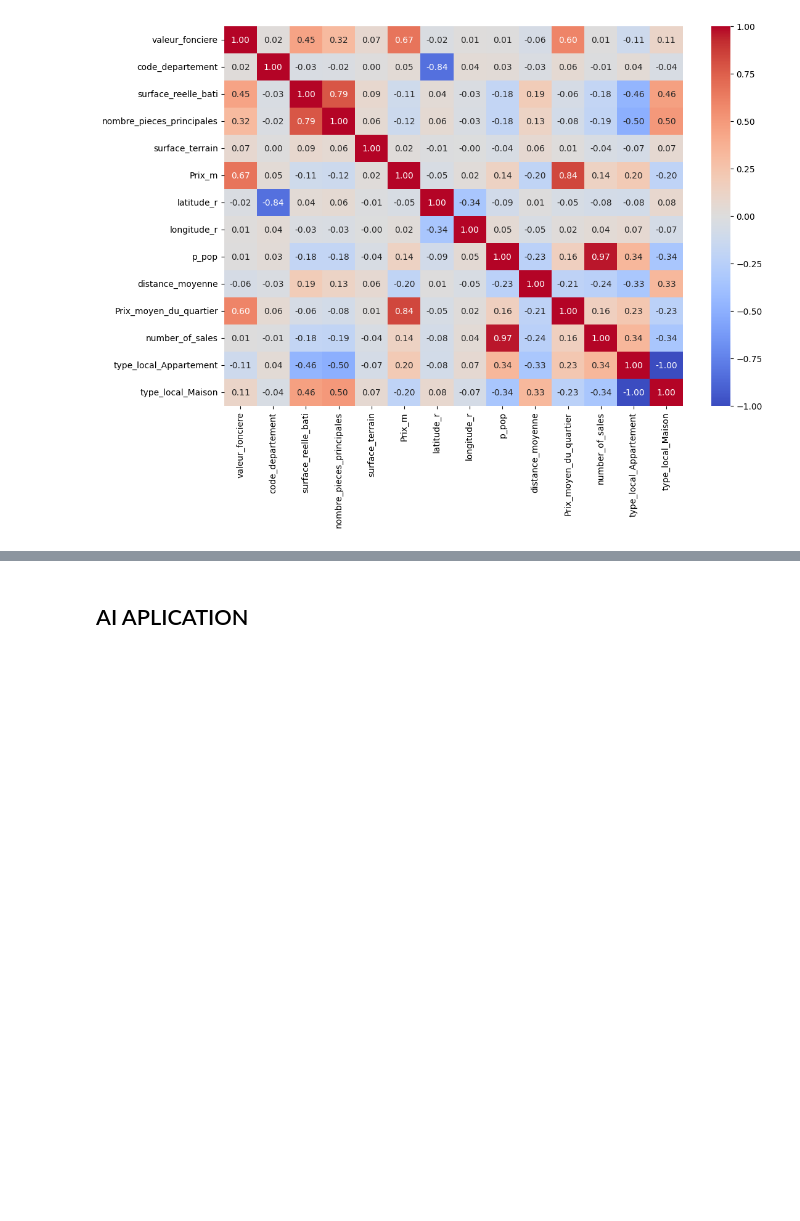
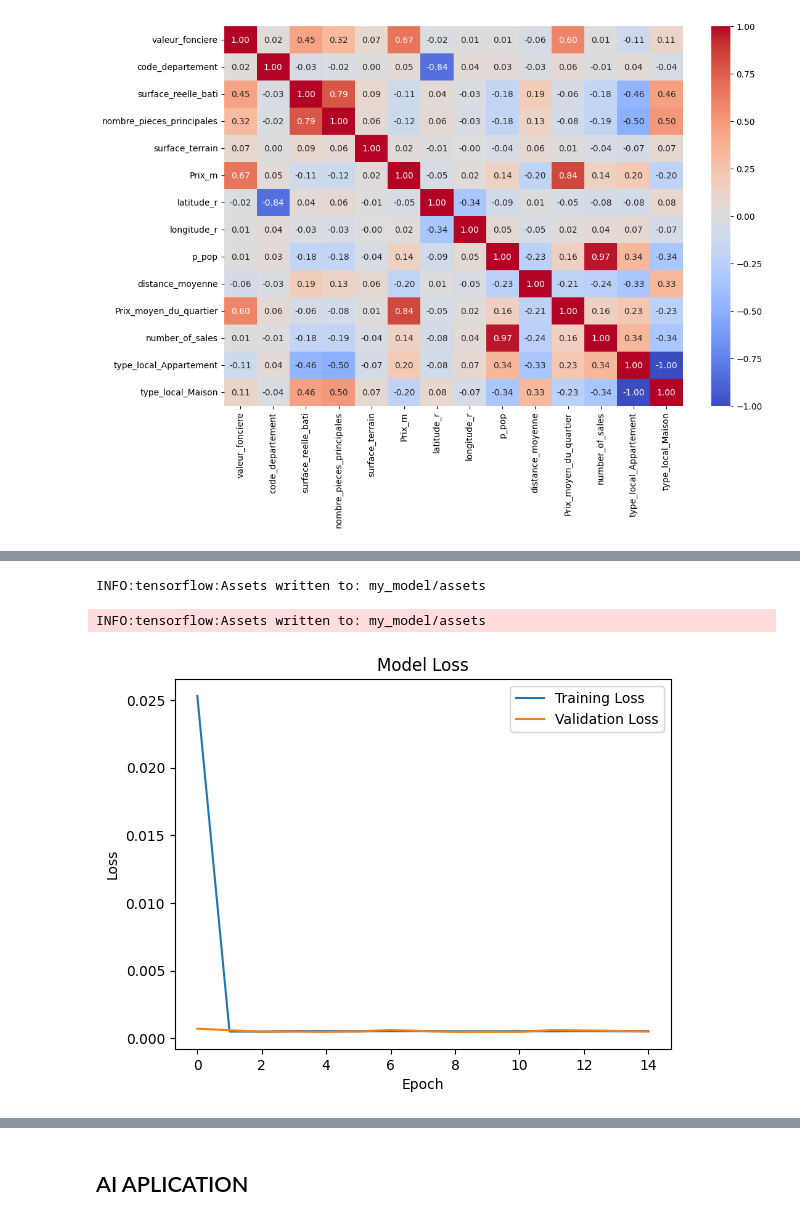
Before and after one commit to arthurdesma/immobilier_ml, a Jupyter notebook: data.ipynb, the cells around one changed output, grey strips where cells are left out. Cells and saved outputs as stored; diff of their text form; code cells hidden in the pictures; blank space fills up the shorter version.

```diff
--- a/data.ipynb
+++ b/data.ipynb
@@ -549,0 +550,6 @@ combined_data.to_csv(combined_csv_filename, index=False, header=True)
+# %%
+import pandas as pd
+import numpy as np
+import matplotlib.pyplot as plt
+import seaborn as sns
+all = pd.read_csv("data/combined_properties_france.csv")
@@ -738,0 +726,22 @@ R^2 Score: 0.8226775143954043
+# %%
+model.save('my_model.h5')  # Saves the model as 'my_model.h5'
+model.save('my_model')  # Saves the model in the SavedModel format in a directory named 'my_model'
+# %% [output]
+INFO:tensorflow:Assets written to: my_model/assets
+INFO:tensorflow:Assets written to: my_model/assets
+# %%
+import matplotlib.pyplot as plt
+
+# Assuming 'history' is the object returned by the 'fit' method of your model
+# It contains training and validation loss values under 'loss' and 'val_loss' keys, respectively.
+
+# Plotting training and validation loss
+plt.plot(history.history['loss'], label='Training Loss')
+plt.plot(history.history['val_loss'], label='Validation Loss')
+plt.title('Model Loss')
+plt.ylabel('Loss')
+plt.xlabel('Epoch')
+plt.legend(loc='upper right')
+plt.show()
+# %% [output]
+[figure, added]
```
Also changed, not shown: parts of 21 cells of this notebook, 51 other files.
